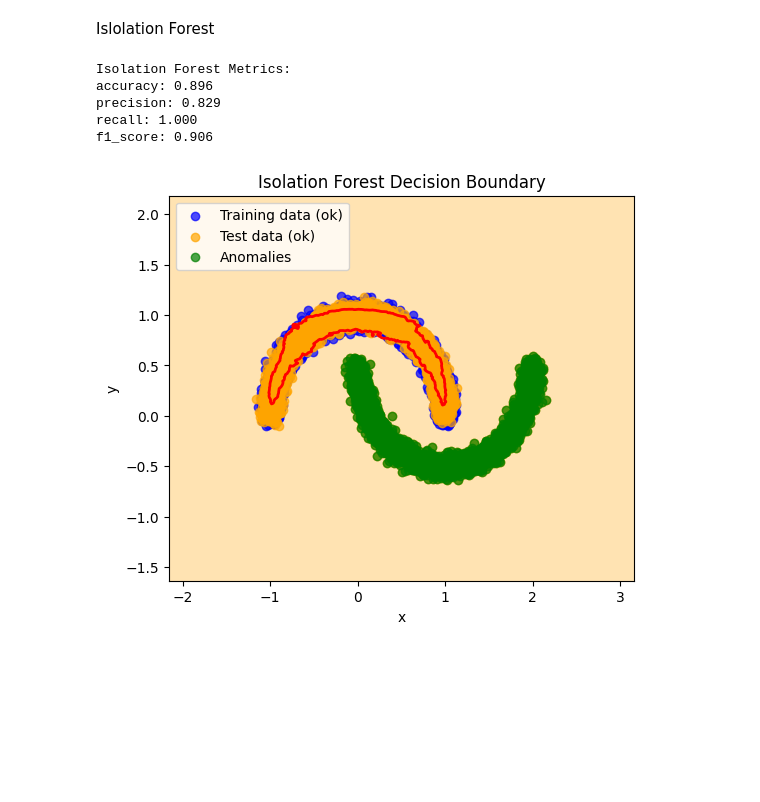
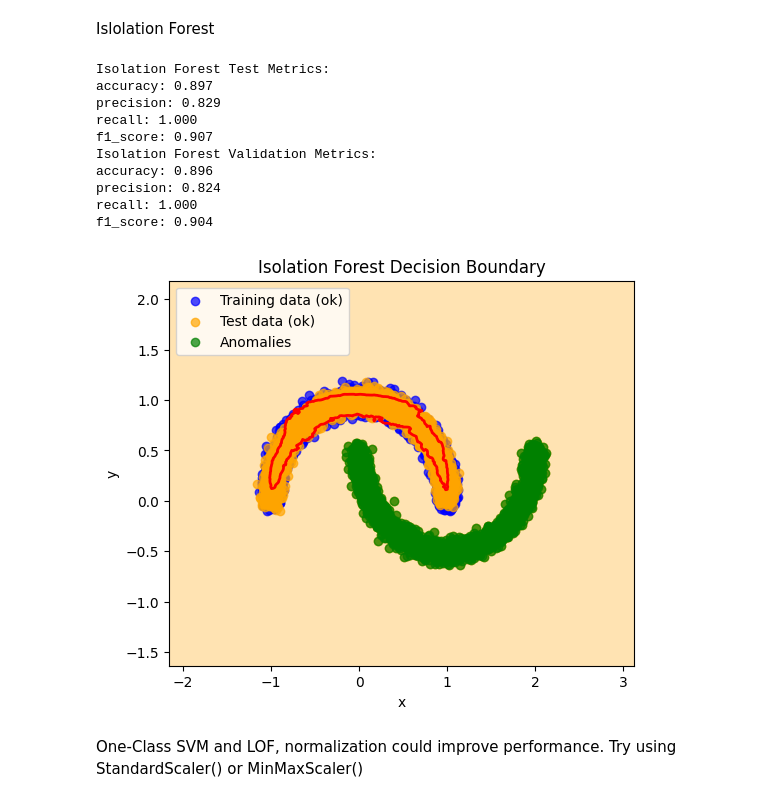
Before and after one commit to AnanyaaPal/Anomaly-Detection, a Jupyter notebook: task.ipynb, the cells around one changed output. Drawn from its saved outputs; the diff is of its cells as text; code cells hidden in the pictures; blank space fills up the shorter version.

Commit message:
improve model prediction and accuracy

```diff
--- a/task.ipynb
+++ b/task.ipynb
@@ -347,40 +830,64 @@ Islolation Forest
 # %%
 import numpy as np
 from models.isolation_forest_model import IsolationForestModel
 import matplotlib.pyplot as plt
+from sklearn.model_selection import train_test_split
 
-# Instantiate the model
+# Assume X_train, X_test, test_ground_truth are already defined from your data.
+# For example:
+# X_train, X_test, test_ground_truth = make_data()
+X_train, X_test, test_ground_truth = make_data()
+
+# Split X_test into a final test set and a validation set
+#    We'll reserve 20% of X_test for validation and use the remaining 80% as the final test set.
+X_test, X_val, y_test, y_val = train_test_split(
+    X_test, test_ground_truth,
+    test_size=0.2,
+    random_state=42
+)
+
+# Instantiate the Isolation Forest model
 iso_forest = IsolationForestModel(
     n_estimators=100,
     max_samples='auto',
     contamination=0.2,
     random_state=42
 )
 
-# Fit on training data
+# Train the model on training data
 iso_forest.fit(X_train)
 
-# Predict on test data
-y_pred = iso_forest.predict(X_test)
-
-# Evaluate
-metrics = iso_forest.evaluate(X_test, test_ground_truth)
-print("Isolation Forest Metrics:")
-for k, v in metrics.items():
+# Predict and Evaluate on the Final Test Set
+y_pred_test = iso_forest.predict(X_test)
+metrics_test = iso_forest.evaluate(X_test, y_test)
+print("Isolation Forest Test Metrics:")
+for k, v in metrics_test.items():
     print(f"{k}: {v:.3f}")
 
-# Suppose you have X_train, X_test, and test_ground_truth defined.
-# And you have already trained your model and obtained predictions.
+# Predict and Evaluate on the Validation Set
+y_pred_val = iso_forest.predict(X_val)
+metrics_val = iso_forest.evaluate(X_val, y_val)
+print("Isolation Forest Validation Metrics:")
+for k, v in metrics_val.items():
+    print(f"{k}: {v:.3f}")
 
-# Determine outlier indices based on ground truth, if desired:
-outlier_mask = (test_ground_truth == -1)
+# Visualization: Plot the decision boundary on the final test set
+# Determine outlier indices based on ground truth in the test set
+outlier_mask = (y_test == -1)
 
-# Call the plotting method on your best model (or an instance of IsolationForestModel)
+# Plot decision boundary using the test set
 iso_forest.plot_decision_boundary(X_train, X_test=X_test, X_outliers=X_test[outlier_mask])
 # %% [output]
-Isolation Forest Metrics:
-accuracy: 0.896
+Isolation Forest Test Metrics:
+accuracy: 0.897
 precision: 0.829
 recall: 1.000
-f1_score: 0.906
+f1_score: 0.907
+Isolation Forest Validation Metrics:
+accuracy: 0.896
+precision: 0.824
+recall: 1.000
+f1_score: 0.904
-[figure, old version]
+[figure, new version]
+# %% [markdown]
+ One-Class SVM and LOF, normalization could improve performance. Try using StandardScaler() or MinMaxScaler()
```
Also changed, not shown: parts of 12 cells of this notebook, 1 other file.
